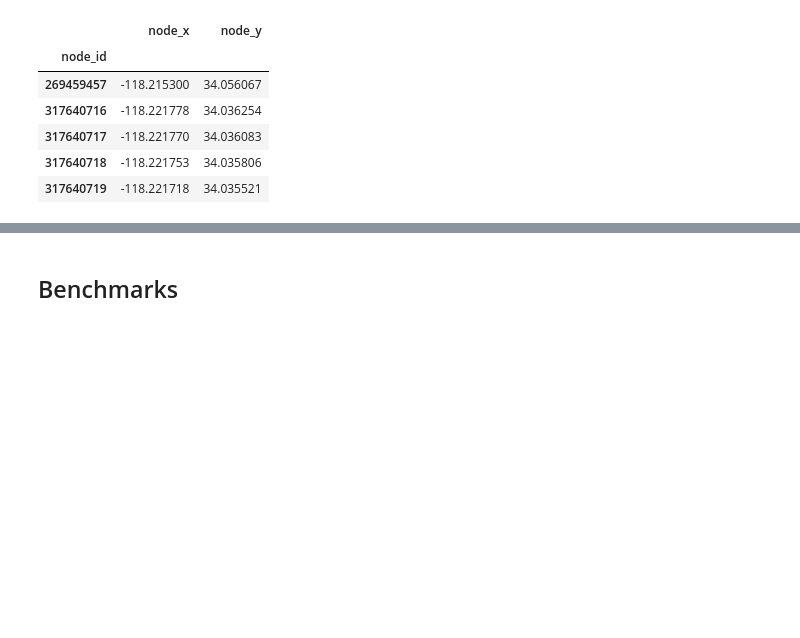
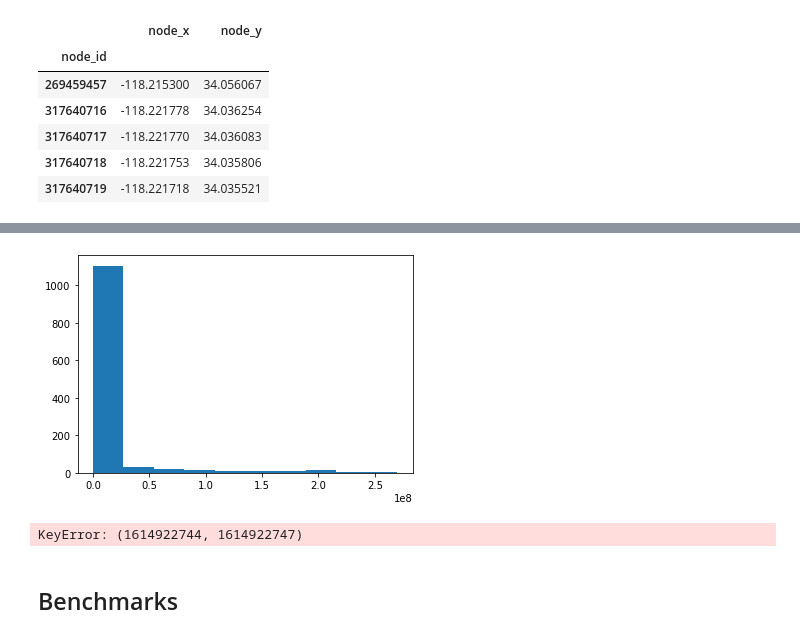
Before and after one commit to arnav-b/sensor-placement, a Jupyter notebook: algorithms.ipynb, the cells around one changed output, grey strips where cells are left out. Saved outputs shown, nothing was run; the diff lists cells and outputs as text; code cells hidden in the pictures; blank space fills up the shorter version.

```diff
--- a/algorithms.ipynb
+++ b/algorithms.ipynb
@@ -247,2 +465,12 @@ nx.draw(G, pos=positions, node_size=1, node_color="white", edge_color=[cmap(abs(
+# %%
+plt.hist([v[0] for v in errs.values()])
+plt.show()
+# %% [output]
+[figure, added]
+# %%
+labeled_speeds = get_labels_from_df(edgelist, 2, 3, -1)
+opt_sensors = choose_sensors(G, labeled_speeds, speed_prediction, mse, lazy=True)
+# %% [output]
+KeyError: (1614922744, 1614922747)
 # %% [markdown]
 ## Benchmarks
```
Also changed, not shown: parts of 39 cells of this notebook.
